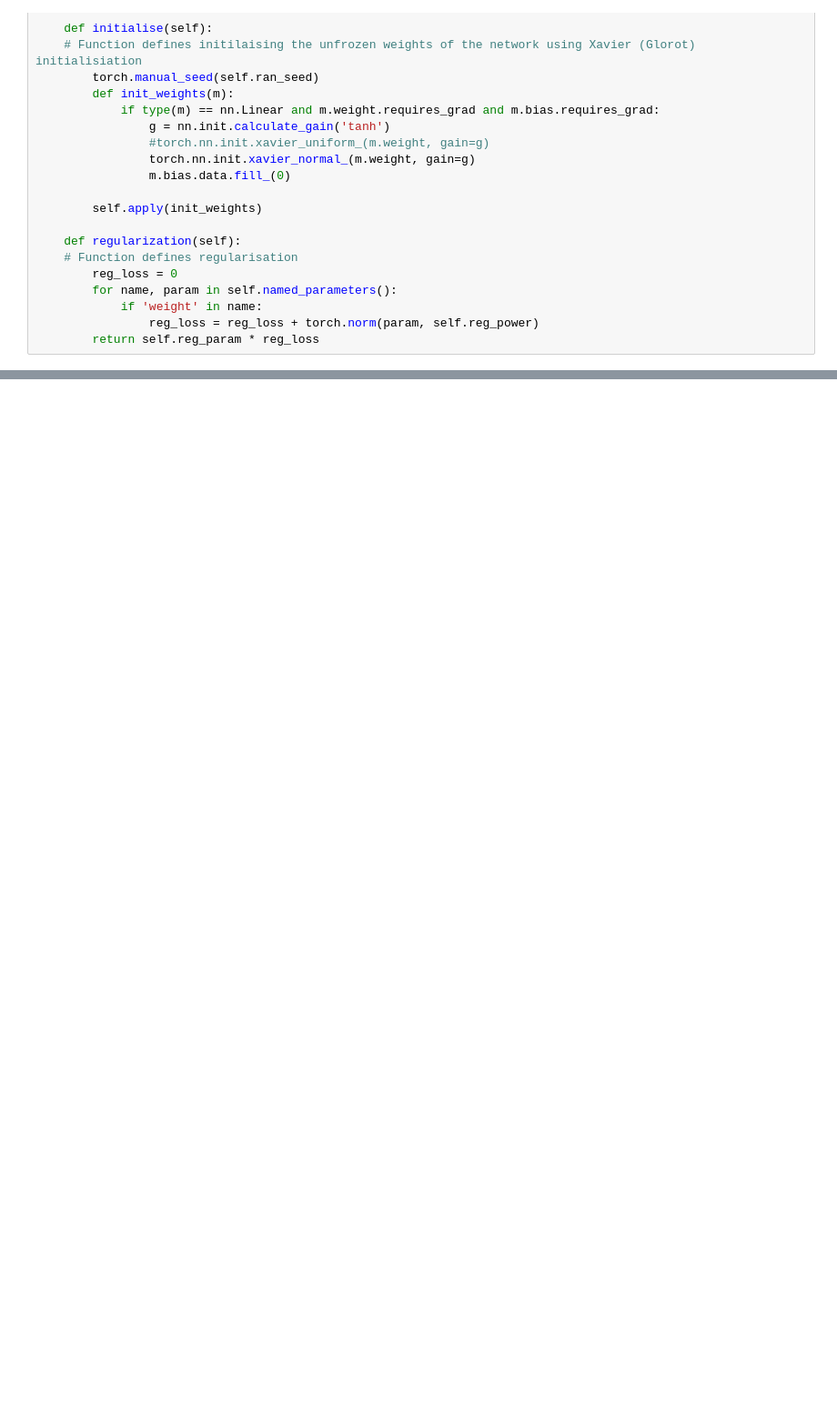
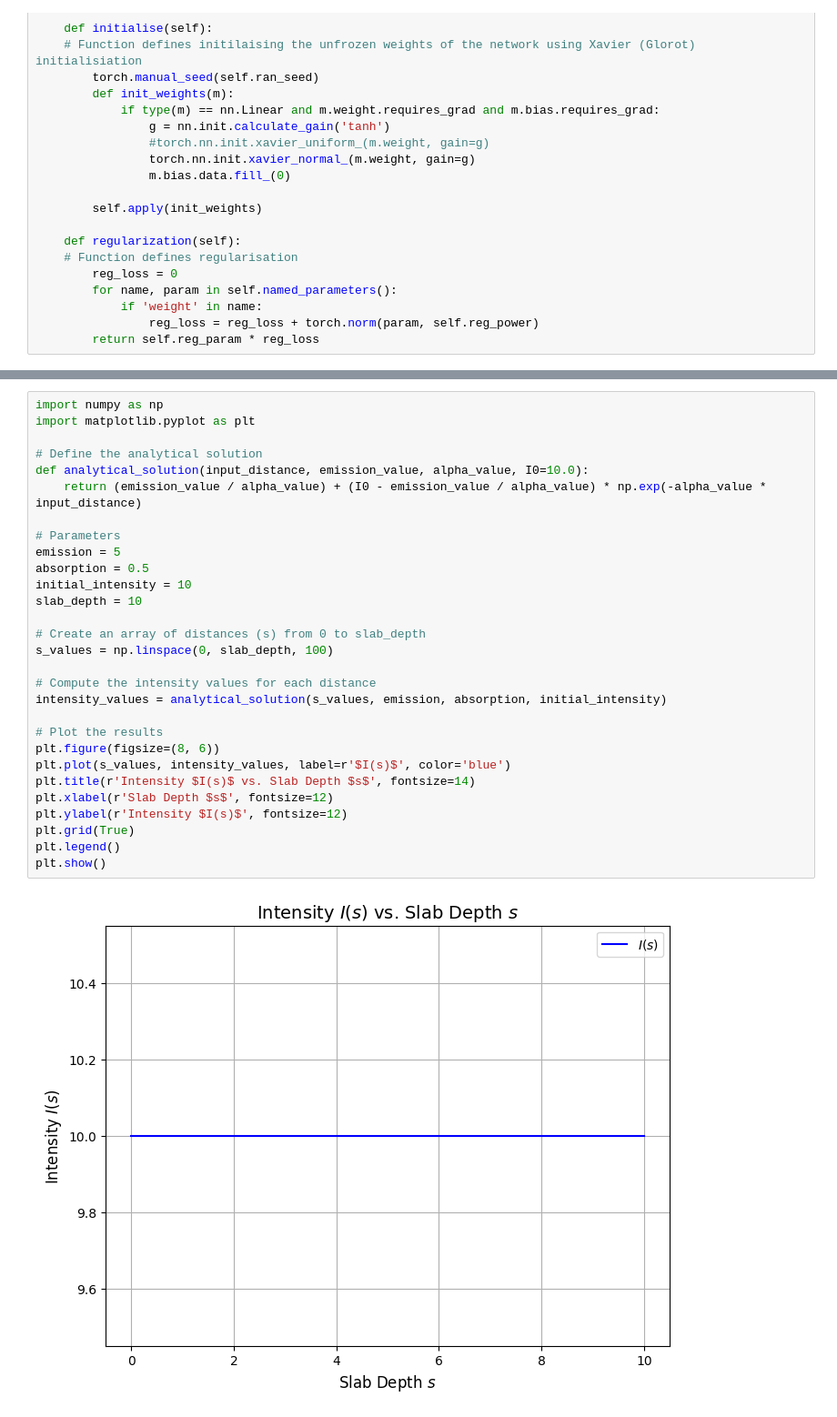
Before and after one commit to PaddyA08F/Final_year_project, a Jupyter notebook: absorption_emission.ipynb, the cells around one changed output, grey strips where cells are left out. Shown at 91% size. Cells and saved outputs as stored; diff of their text form; blank space fills up the shorter version.

```diff
--- a/absorption_emission.ipynb
+++ b/absorption_emission.ipynb
@@ -311,0 +326,31 @@ TypeError: analytical_solution() missing 1 required positional argument: 'alpha_
+# %%
+import numpy as np
+import matplotlib.pyplot as plt
+
+# Define the analytical solution
+def analytical_solution(input_distance, emission_value, alpha_value, I0=10.0):
+    return (emission_value / alpha_value) + (I0 - emission_value / alpha_value) * np.exp(-alpha_value * input_distance)
+
+# Parameters
+emission = 5
+absorption = 0.5
+initial_intensity = 10
+slab_depth = 10
+
+# Create an array of distances (s) from 0 to slab_depth
+s_values = np.linspace(0, slab_depth, 100)
+
+# Compute the intensity values for each distance
+intensity_values = analytical_solution(s_values, emission, absorption, initial_intensity)
+
+# Plot the results
+plt.figure(figsize=(8, 6))
+plt.plot(s_values, intensity_values, label=r'$I(s)$', color='blue')
+plt.title(r'Intensity $I(s)$ vs. Slab Depth $s$', fontsize=14)
+plt.xlabel(r'Slab Depth $s$', fontsize=12)
+plt.ylabel(r'Intensity $I(s)$', fontsize=12)
+plt.grid(True)
+plt.legend()
+plt.show()
+# %% [output]
+[figure, added]
```
Also changed, not shown: parts of 2 cells of this notebook, 3 other files.
